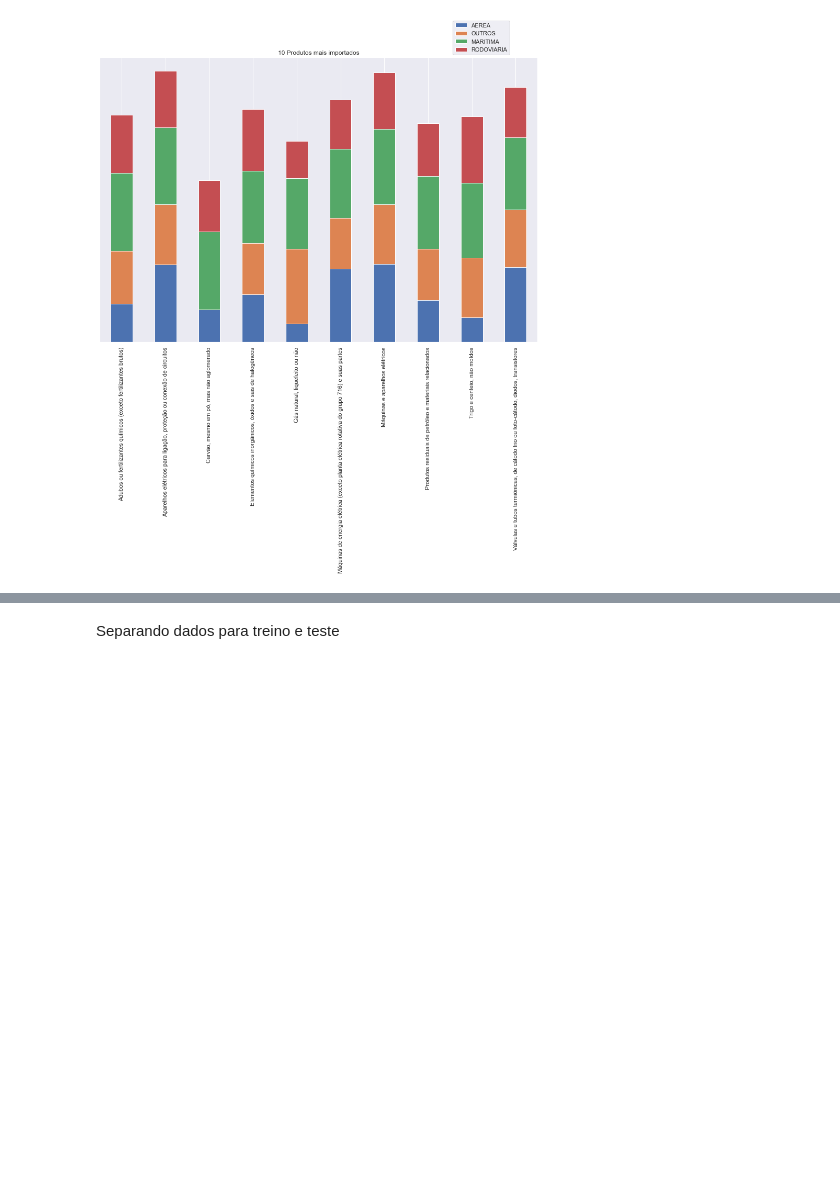
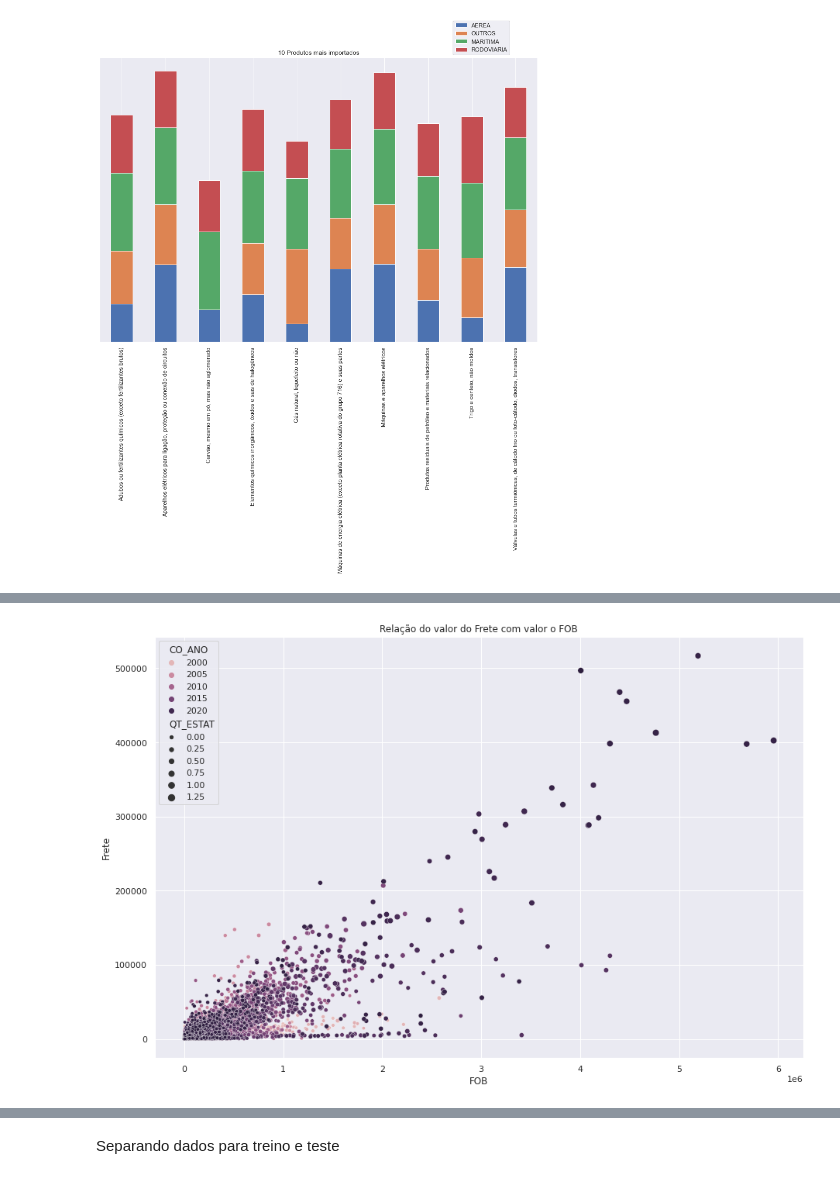
Before and after one commit to Migliorin/Comex-Data-Analysis, a Jupyter notebook: notebooks/analise_dados.ipynb, the cells around one changed output, grey strips where cells are left out. Saved outputs shown, nothing was run; the diff lists cells and outputs as text; code cells hidden in the pictures; blank space fills up the shorter version.

```diff
--- a/notebooks/analise_dados.ipynb
+++ b/notebooks/analise_dados.ipynb
@@ -615,0 +629,11 @@ plot_corr(df_base,5,'VL_FOB')
+# %%
+fig, ax = plt.subplots(figsize=(15, 10))
+sns.scatterplot(data=df_produto,x='VL_FOB',y='VL_FRETE',size='QT_ESTAT',hue='CO_ANO')
+ax.set_ylabel('Frete')
+ax.set_xlabel('FOB')
+
+ax.set_title('Relação do valor do Frete com valor o FOB')
+
+plt.show()
+# %% [output]
+[figure, added]
```
Also changed, not shown: parts of 103 cells of this notebook.
